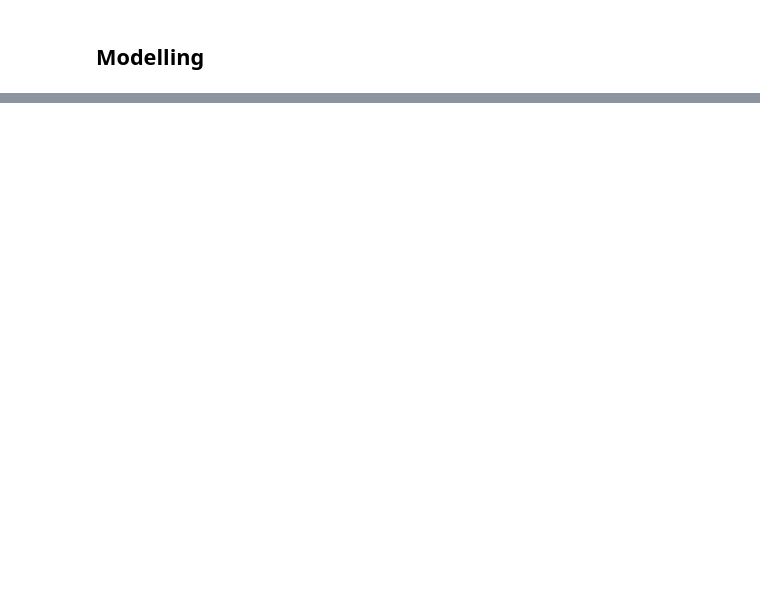
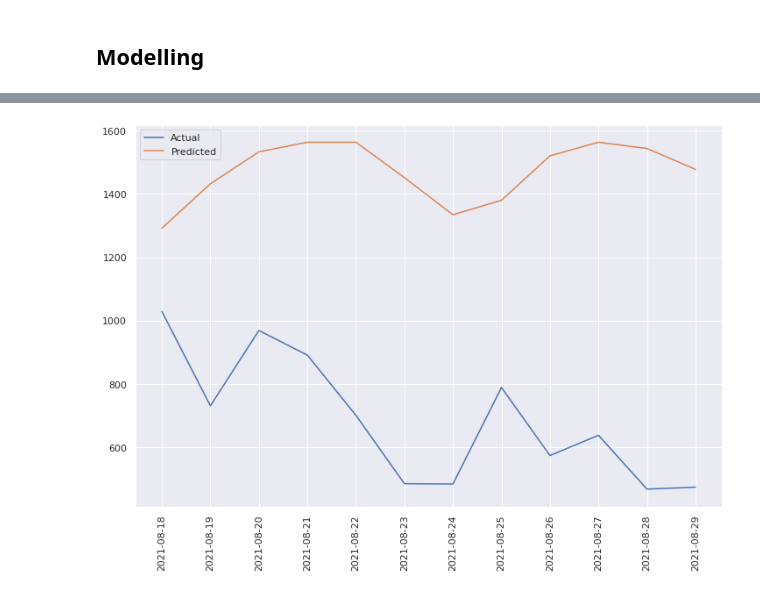
Before and after one commit to louis-not/Covid-19_Data_Analysis, a Jupyter notebook: main.ipynb, the cells around one changed output, grey strips where cells are left out. Drawn from its saved outputs; the diff is of its cells as text; code cells hidden in the pictures; blank space fills up the shorter version.

```diff
--- a/main.ipynb
+++ b/main.ipynb
@@ -1088,0 +1570,23 @@ plt.show()
+# %%
+data_prediksi_modelling.drop('Positif Harian', axis= 1, inplace=True)
+# %%
+df_prediksi_supervised = series_to_supervised(data_prediksi_modelling.values, n_in)
+# %%
+  X_prediksi_supervised = np.asarray([ x for x in df_prediksi_supervised.values[:,:]])
+  # turn to dataframe for scaling
+  df_X_prediksi_supervised = pd.DataFrame(X_prediksi_supervised)
+  # turn back to array
+  X_prediksi_supervised = np.asarray(X_prediksi_supervised)
+# %%
+prediksi_modelling = []
+for i in range(12):
+  yhat = xgboost_forecast(Xtrain, ytrain,X_prediksi_supervised[i], final_params)
+  prediksi_modelling.append(yhat)
+# %%
+plt.plot(positif_harian_prediksi_df, label='Actual')
+plt.plot(prediksi_modelling, label='Predicted')
+plt.xticks(rotation = 90)
+plt.legend()
+plt.show()
+# %% [output]
+[figure, added]
```
Also changed, not shown: parts of 89 cells of this notebook.
